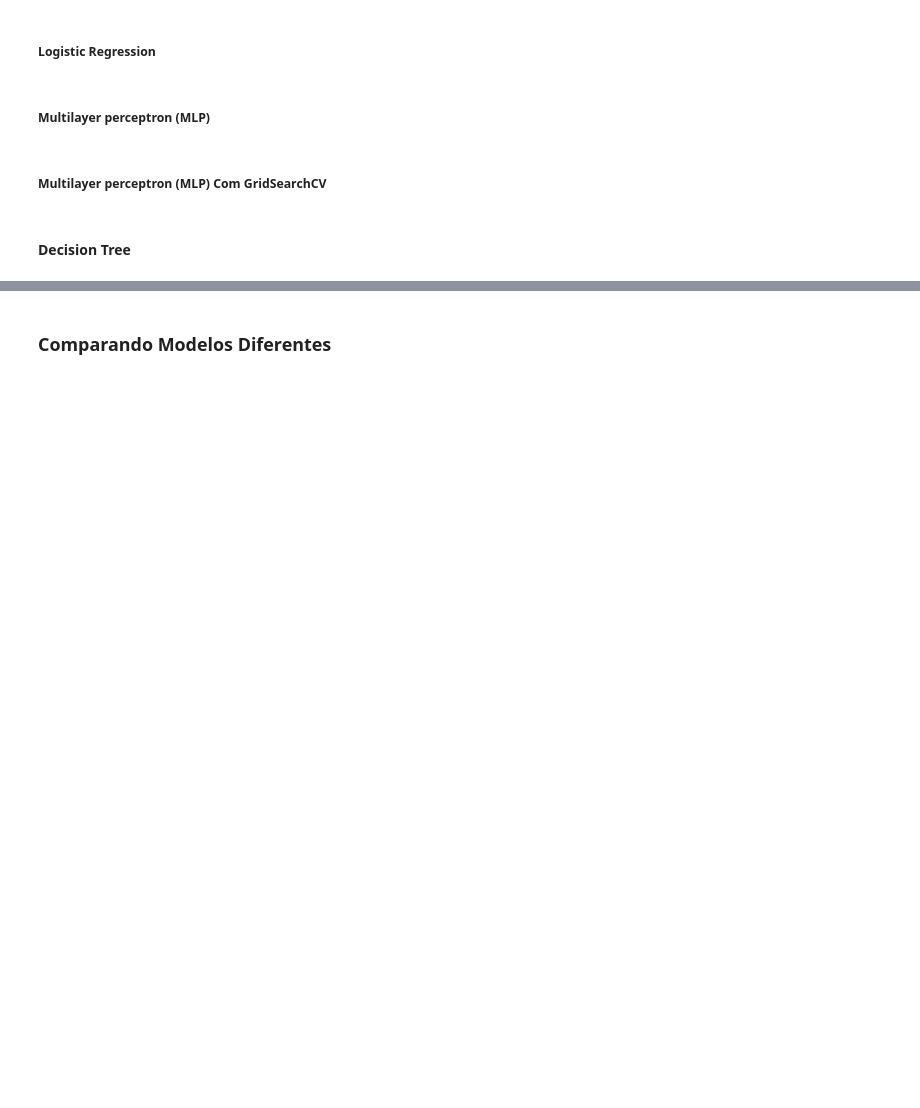
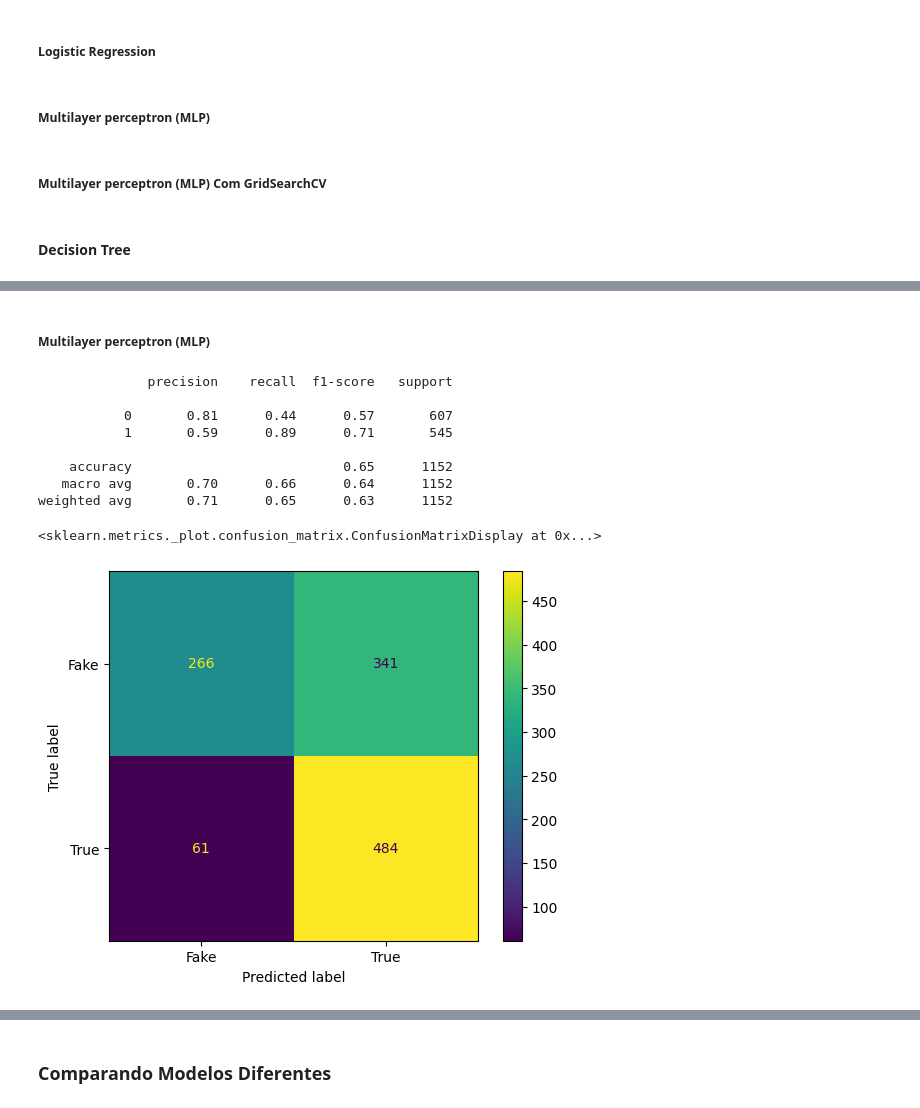
Before and after one commit to Systematicos/Model-dectation-fake-news, a Jupyter notebook: notebooks/main.ipynb, the cells around one changed output, grey strips where cells are left out. Cells and saved outputs as stored; diff of their text form; code cells hidden in the pictures; blank space fills up the shorter version.

```diff
--- a/notebooks/main.ipynb
+++ b/notebooks/main.ipynb
@@ -109,0 +267,22 @@ ConfusionMatrixDisplay(confusion_matrix=cm, display_labels=['Fake','True']).plot
+# %% [markdown]
+##### Multilayer perceptron (MLP)
+# %%
+y_test_pred = mlp.predict(X_test)
+y_test_pred = (y_test_pred > 0.75)
+mlp_acc = round(accuracy_score(Y_test, y_test_pred) * 100, 2)
+
+cm = confusion_matrix(Y_test, y_test_pred)
+print(classification_report(Y_test, y_test_pred))
+
+ConfusionMatrixDisplay(confusion_matrix=cm, display_labels=['Fake','True']).plot()
+# %% [output]
+              precision    recall  f1-score   support
+
+           0       0.81      0.44      0.57       607
+           1       0.59      0.89      0.71       545
+
+    accuracy                           0.65      1152
+   macro avg       0.70      0.66      0.64      1152
+weighted avg       0.71      0.65      0.63      1152
+<sklearn.metrics._plot.confusion_matrix.ConfusionMatrixDisplay at 0x...>
+[figure, added]
```
Also changed, not shown: parts of 51 cells of this notebook, 9 other files.
